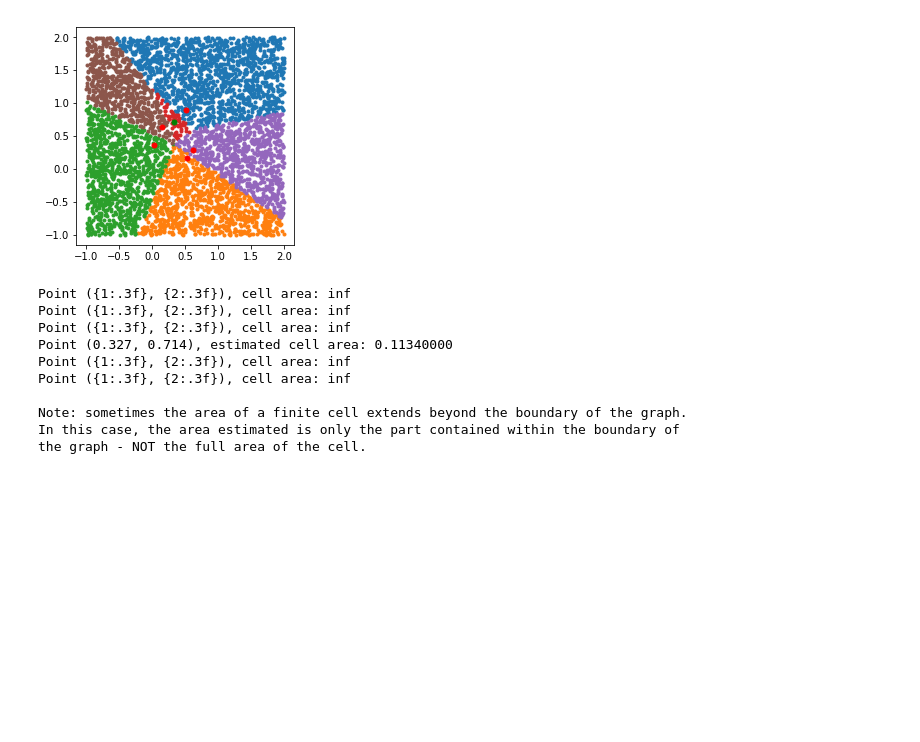
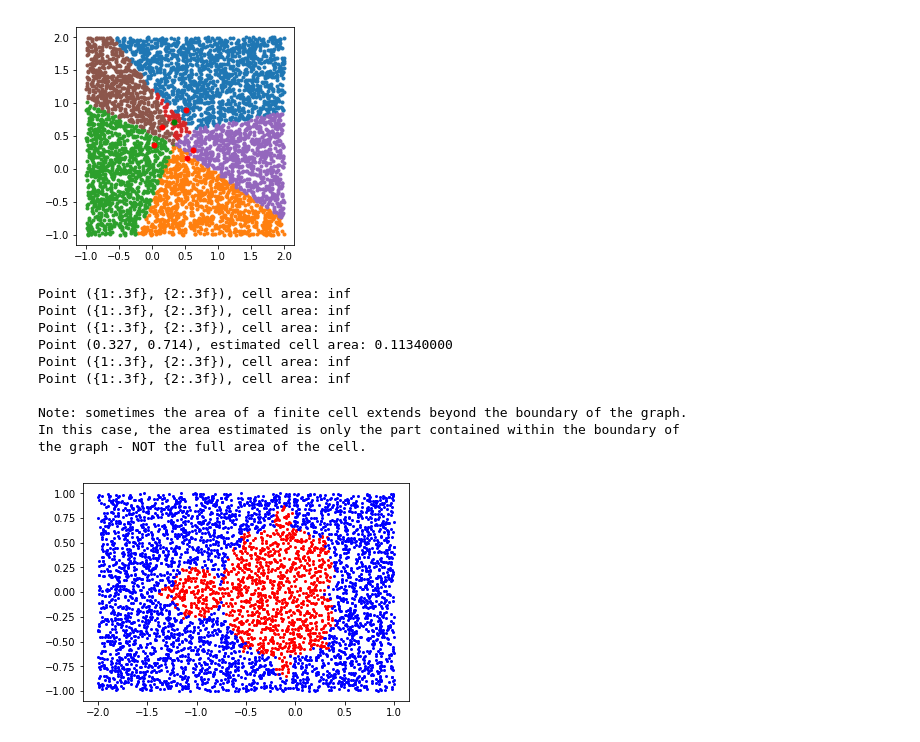
Before and after one commit to avidnomads/notebooks, a Jupyter notebook: monte_carlo_areas/monte_carlo_areas.ipynb, the cells around one changed output. Saved outputs shown, nothing was run; the diff lists cells and outputs as text; code cells hidden in the pictures; blank space fills up the shorter version.

Commit message:
add mandelbrot to monte_carlo_areas

```diff
--- a/monte_carlo_areas/monte_carlo_areas.ipynb
+++ b/monte_carlo_areas/monte_carlo_areas.ipynb
@@ -339,3 +339,78 @@ Point ({1:.3f}, {2:.3f}), cell area: inf
 Note: sometimes the area of a finite cell extends beyond the boundary of the graph.
 In this case, the area estimated is only the part contained within the boundary of
 the graph - NOT the full area of the cell.
+# %%
+# Mandelbrot set
+
+# Complex numbers
+class Complex:
+    def __init__(self, real, imaginary):
+        self.real = real
+        self.imaginary = imaginary
+        self.magnitude = math.sqrt(real*real + imaginary*imaginary)
+
+    def __repr__(self):
+        return '{0}+{1}i'.format(self.real, self.imaginary)
+
+    def __mul__(self, other):
+        """Multiply two complex numbers"""
+        real = self.real*other.real - self.imaginary*other.imaginary
+        imaginary = self.real*other.imaginary + self.imaginary*other.real
+        return Complex(real, imaginary)
+
+    def __rmul__(self, r):
+        """Multiply by a non-complex number"""
+        return Complex(r*self.real, r*self.imaginary)
+
+    def __add__(self, other):
+        """Add two complex numbers"""
+        return Complex(self.real + other.real, self.imaginary + other.imaginary)
+
+    def __radd__(self, r):
+        """Add a non-complex number"""
+        return Complex(self.real + r, self.imaginary)
+
+# Defining function of Mandelbrot set
+def Mandelbrot(c):
+    z = 0
+    for i in range(200):
+        z = z*z + c
+        if z.magnitude > 2:
+            return False
+    return True
+
+# Sampling and plotting
+N = 5000
+xlim = (-2, 1)
+ylim = (-1, 1)
+X = xlim[0] + np.random.random(N)*(xlim[1] - xlim[0])
+Y = ylim[0] + np.random.random(N)*(ylim[1] - ylim[0])
+X_in, X_out, Y_in, Y_out = [], [], [], []
+for x, y in zip(X, Y):
+    if Mandelbrot(Complex(x, y)):
+        X_in.append(x)
+        Y_in.append(y)
+    else:
+        X_out.append(x)
+        Y_out.append(y)
+
+plt.plot(X_in, Y_in, 'ro', markersize=2)
+plt.plot(X_out, Y_out, 'bo', markersize=2)
+plt.axis('scaled')
+plt.show()
+
+inPortion = len(X_in)/(len(X_in) + len(X_out))
+plotArea = (xlim[1] - xlim[0])*(ylim[1] - ylim[0])
+areaEstimate = inPortion*plotArea
+trueArea = 1.5065918849
+pctError = 100*((areaEstimate - trueArea)/trueArea)
+print('Estimated area: {0:.8f}'.format(areaEstimate))
+print('True area: {0:.8f}'.format(trueArea))
+print('Error: {0:.4f} %'.format(pctError))
+
+print('\n'.join([
+    '\nNote: in this case the "true area" is also an approximation, but a much',
+    'better approximation than the one we get by random sampling.'
+]))
+# %% [output]
+[figure, added]
```
Also changed, not shown: parts of 1 cell of this notebook.
